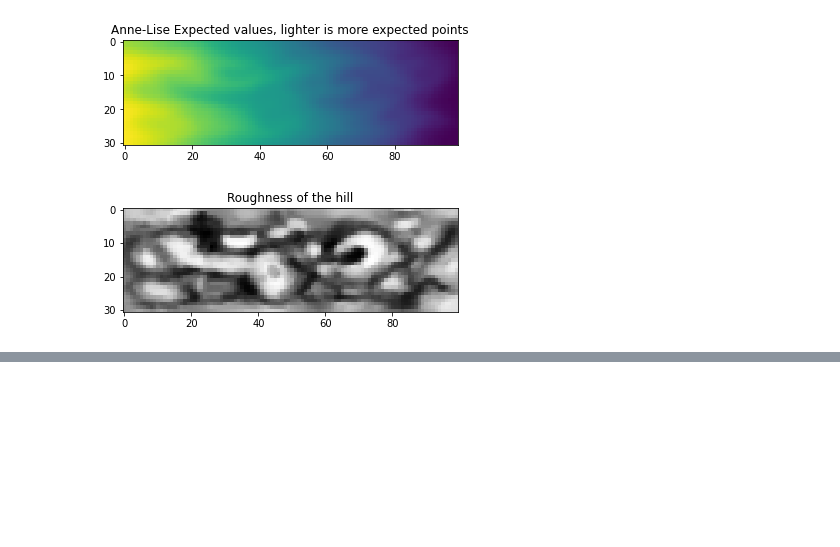
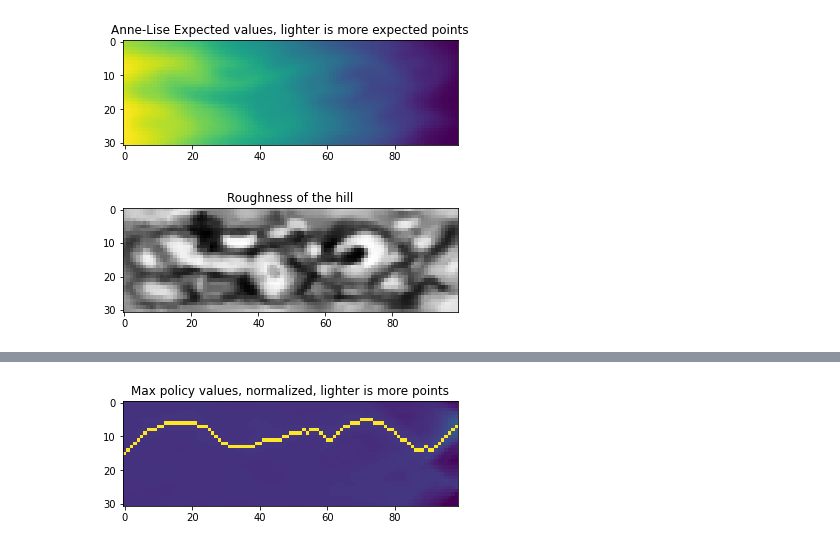
Before and after one commit to TrellixVulnTeam/INF368_65ZU, a Jupyter notebook: Weekly_Tasks/week3.ipynb, the cells around one changed output, grey strips where cells are left out. Cells and saved outputs as stored; diff of their text form; code cells hidden in the pictures; blank space fills up the shorter version.

```diff
--- a/Weekly_Tasks/week3.ipynb
+++ b/Weekly_Tasks/week3.ipynb
@@ -79,7 +88,7 @@ As we can see from the bar graph the values match with the darker areas of the l
 the image.
 # %%
 v_s =[v_s_100]
-def avg_next_step(y, x):
+def next_step(y, x):
     if y == 0:
         values = [v_s[x][y+dy] for dy in [0, 0, 1]]
     elif y == 30:
@@ -93,8 +102,9 @@ def avg_next_step(y, x):
 for i in range(97, -1, -1):
     col = []
     for j in range(31):
-        next_step = avg_next_step(j, 97-i)
-        col.append(1- hill[j, i] + np.mean(next_step))
+        next_step_l = next_step(j, 97-i)
+        col.append(1- hill[j, i] + np.mean(next_step_l))
     v_s.append(col)
-print(f"Anne-Lise expected reward {v_s[len(v_s)-1][16]}")
+print(f"Anne-Lise expected reward {v_s[len(v_s)-1][15]}")
+print(f"Anne-Lise expected time {100 - v_s[len(v_s)-1][15]}")
 # %% [output]
@@ -128,0 +193,35 @@ print()
+# %%
+v_s.reverse()
+def get_trajectory(start_y=15, start_x=0, trajectory = None ):
+    if trajectory is None:
+        trajectory = [(start_x, start_y)]
+    m = 0
+    m_idx = (0, 0)
+    if start_x == len(v_s)-1:
+        return
+    if start_y == 0:
+        next_step_dy = [0, 0, 1]
+    elif start_y == 30:
+        next_step_dy = [0, 0, -1]
+    else:
+        next_step_dy = [0, 1, -1]
+    for dy in next_step_dy:
+        if v_s[start_x+1][start_y+dy] > m:
+            m = v_s[start_x+1][start_y+dy]
+            m_idx = (start_x+1, start_y+dy)
+    trajectory.append((m_idx[0], m_idx[1]))
+    get_trajectory(m_idx[1], m_idx[0], trajectory)
+    return trajectory
+# %%
+trajectory = np.asarray(get_trajectory())
+
+for x, y in trajectory:
+    n_v_s[98-x][y] = 1.0
+img =[[]]*31
+for row_idx in range(31):
+        img[row_idx] = [n_v_s[col_idx][row_idx] for col_idx in range(98, -1, -1)]
+plt.title("Max policy values, normalized, lighter is more points")
+plt.imshow(img)
+v_s = np.asarray(v_s)
+# %% [output]
+[figure, added]
```
Also changed, not shown: parts of 16 cells of this notebook, 1 other file.
